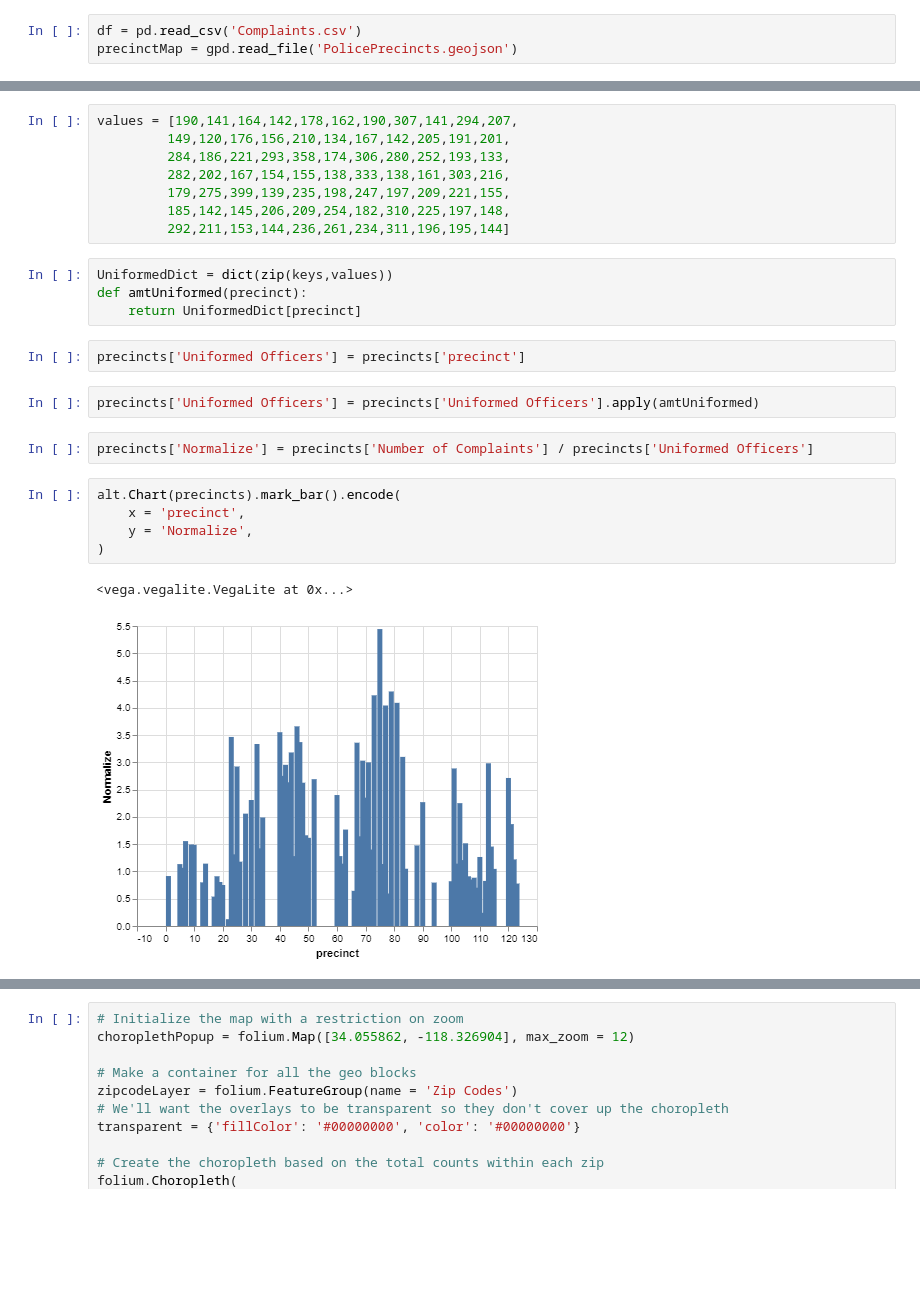
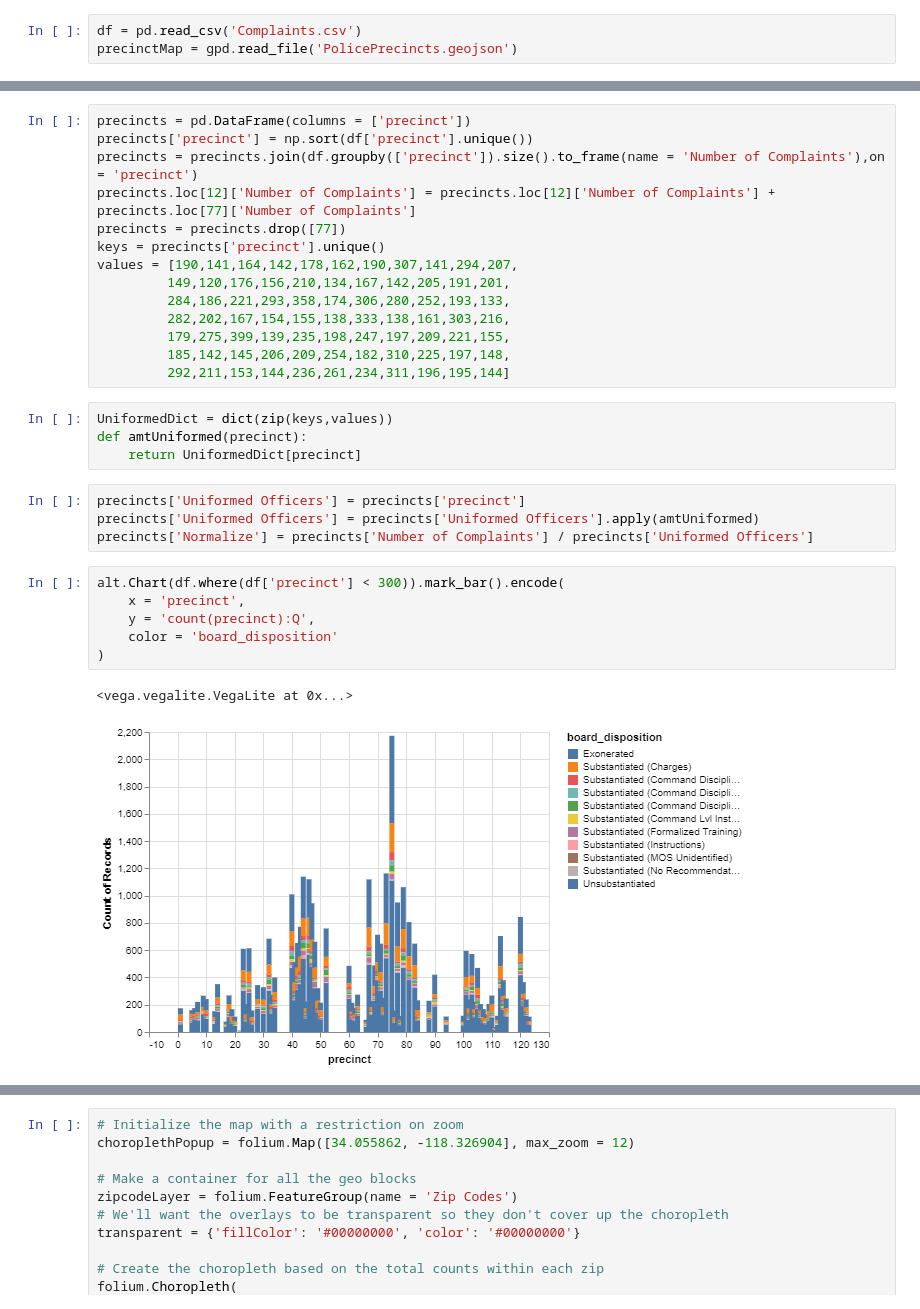
Before and after one commit to owenwjc/Projects, a Jupyter notebook: NYPD Complaints/ComplaintsStatistics.ipynb, the cells around one changed output, grey strips where cells are left out. Cells and saved outputs as stored; diff of their text form; blank space fills up the shorter version.

Commit message:
Charting data to gather insights

```diff
--- a/NYPD Complaints/ComplaintsStatistics.ipynb
+++ b/NYPD Complaints/ComplaintsStatistics.ipynb
@@ -28,4 +23,10 @@ keys = precincts['precinct'].unique()
 # %%
+precincts = pd.DataFrame(columns = ['precinct'])
+precincts['precinct'] = np.sort(df['precinct'].unique())
+precincts = precincts.join(df.groupby(['precinct']).size().to_frame(name = 'Number of Complaints'),on = 'precinct')
+precincts.loc[12]['Number of Complaints'] = precincts.loc[12]['Number of Complaints'] + precincts.loc[77]['Number of Complaints']
+precincts = precincts.drop([77])
+keys = precincts['precinct'].unique()
 values = [190,141,164,142,178,162,190,307,141,294,207,
          149,120,176,156,210,134,167,142,205,191,201,
          284,186,221,293,358,174,306,280,252,193,133,
@@ -37,17 +38,16 @@ values = [190,141,164,142,178,162,190,307,141,294,207,
 UniformedDict = dict(zip(keys,values))
 def amtUniformed(precinct):
     return UniformedDict[precinct]
-# %%
-precincts['Uniformed Officers'] = precincts['precinct']
 # %%
+precincts['Uniformed Officers'] = precincts['precinct']
 precincts['Uniformed Officers'] = precincts['Uniformed Officers'].apply(amtUniformed)
+precincts['Normalize'] = precincts['Number of Complaints'] / precincts['Uniformed Officers']
-# %%
-precincts['Normalize'] = precincts['Number of Complaints'] / precincts['Uniformed Officers']
 # %%
-alt.Chart(precincts).mark_bar().encode(
+alt.Chart(df.where(df['precinct'] < 300)).mark_bar().encode(
     x = 'precinct',
-    y = 'Normalize',
+    y = 'count(precinct):Q',
+    color = 'board_disposition'
 )
 # %% [output]
 <vega.vegalite.VegaLite at 0x...>
-[figure, old version]
+[figure, new version]
```
Also changed, not shown: parts of 12 cells of this notebook.
